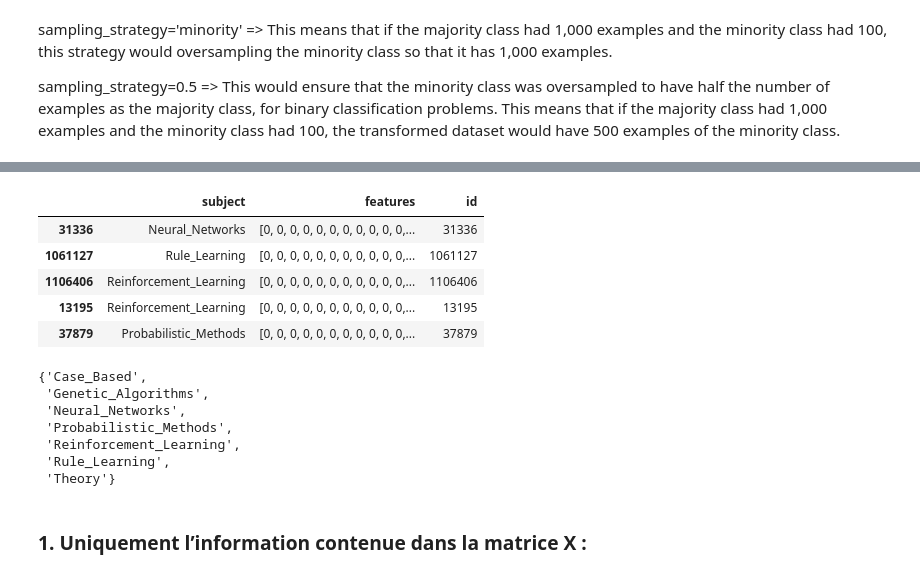
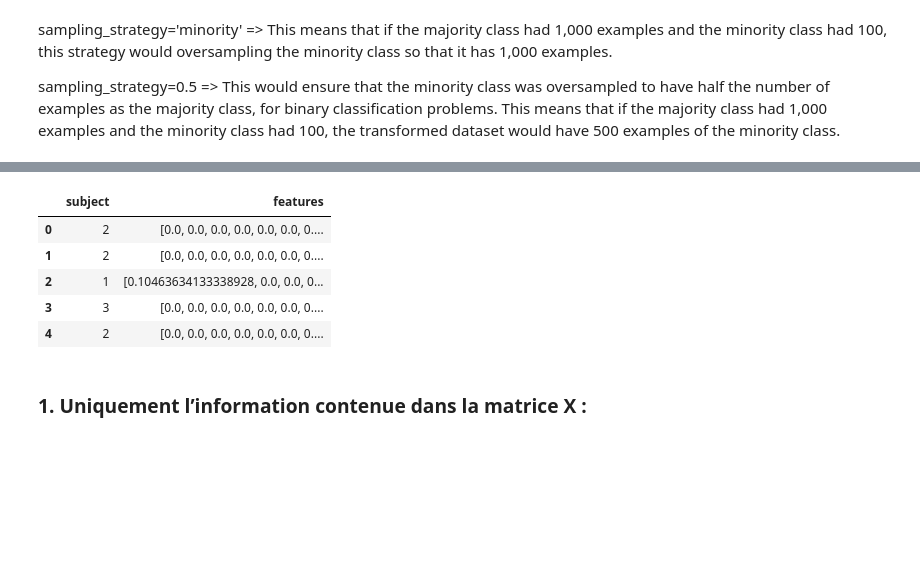
Before and after one commit to SeyfGoumeida/Supervised_Learning_Cora_Citeseed_PubMed, a Jupyter notebook: Projet_«_Apprentissage_supervisé_».ipynb, the cells around one changed output, grey strips where cells are left out. Drawn from its saved outputs; the diff is of its cells as text; code cells hidden in the pictures; blank space fills up the shorter version.

```diff
--- a/Projet_«_Apprentissage_supervisé_».ipynb
+++ b/Projet_«_Apprentissage_supervisé_».ipynb
@@ -2547,28 +2518,25 @@ node_list.head(5)
-# %%
-# gather all features into lists under 'features' column.
-node_list["features"] = node_list[feature_names].values.tolist()
-
-node_list = node_list.drop(columns=feature_names)
-node_list["id"] = node_list.index
-node_list.head(5)
-# %% [output]
-|  | subject | features | id |
-| 31336 | Neural_Networks | [0, 0, 0, 0, 0, 0, 0, 0, 0, 0, 0,... | 31336 |
-| 1061127 | Rule_Learning | [0, 0, 0, 0, 0, 0, 0, 0, 0, 0, 0,... | 1061127 |
-| 1106406 | Reinforcement_Learning | [0, 0, 0, 0, 0, 0, 0, 0, 0, 0, 0,... | 1106406 |
-| 13195 | Reinforcement_Learning | [0, 0, 0, 0, 0, 0, 0, 0, 0, 0, 0,... | 13195 |
-| 37879 | Probabilistic_Methods | [0, 0, 0, 0, 0, 0, 0, 0, 0, 0, 0,... | 37879 |
-# %%
-#The different subjects are:
-set(node_list["subject"])
-# %% [output]
-{'Case_Based',
- 'Genetic_Algorithms',
- 'Neural_Networks',
- 'Probabilistic_Methods',
- 'Reinforcement_Learning',
- 'Rule_Learning',
- 'Theory'}
+# %%
+import scipy.io
+mat = scipy.io.loadmat('pubmed.mat')
+#--------------------------------------------------------
+liste = mat['gnd'].tolist()
+subject = [item for sublist in liste for item in sublist]
+#--------------------------------------------------------
+feature_names = ["w_{}".format(ii) for ii in range(3703)]
+column_names = feature_names + ["subject"]
+#--------------------------------------------------------
+node_list = pd.DataFrame()
+node_list["subject"] = subject
+node_list["features"] = mat['fea'].tolist()
+#node_list["id"] = node_list.index
+node_list.head(5)
+# %% [output]
+|  | subject | features |
+| 0 | 2 | [0.0, 0.0, 0.0, 0.0, 0.0, 0.0, 0.... |
+| 1 | 2 | [0.0, 0.0, 0.0, 0.0, 0.0, 0.0, 0.... |
+| 2 | 1 | [0.10463634133338928, 0.0, 0.0, 0... |
+| 3 | 3 | [0.0, 0.0, 0.0, 0.0, 0.0, 0.0, 0.... |
+| 4 | 2 | [0.0, 0.0, 0.0, 0.0, 0.0, 0.0, 0.... |
 # %% [markdown]
 ### 1. Uniquement l’information contenue dans la matrice  X :
 # %%
```
Also changed, not shown: parts of 56 cells of this notebook.
